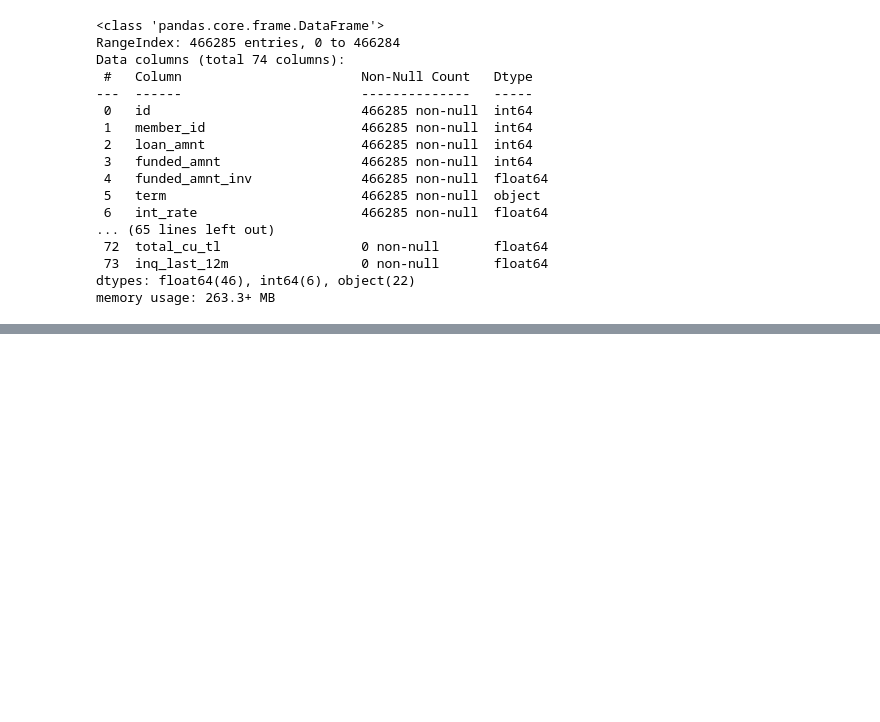
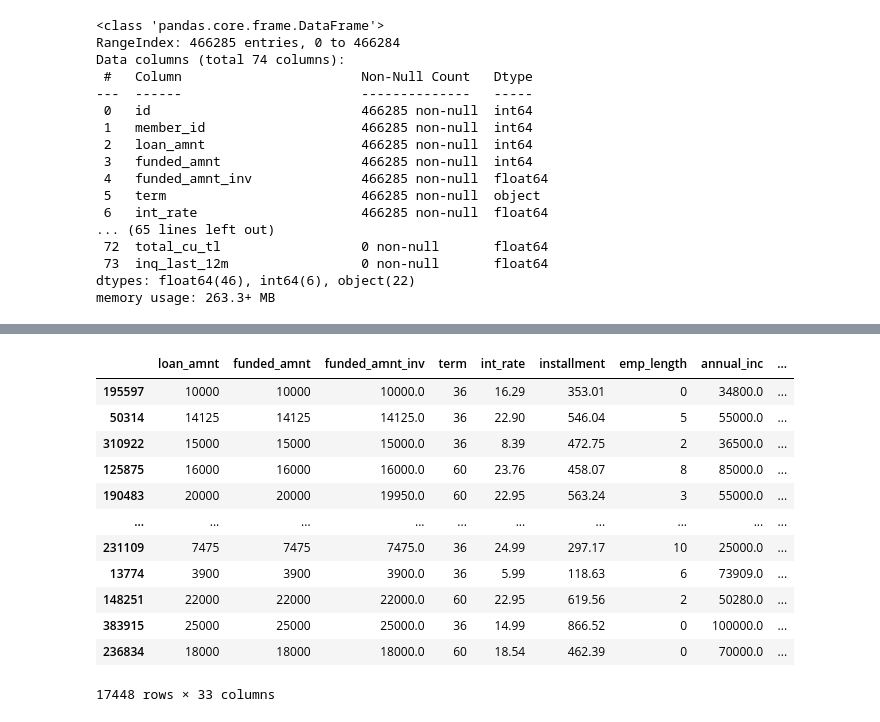
Before and after one commit to Alex314159265/Machine-Learning-For-Credit-Scoring, a Jupyter notebook: TER code-checkpoint.ipynb, the cells around one changed output, grey strips where cells are left out. Drawn from its saved outputs; the diff is of its cells as text; code cells hidden in the pictures; blank space fills up the shorter version.

```diff
--- a/TER code-checkpoint.ipynb
+++ b/TER code-checkpoint.ipynb
@@ -245 +309,27 @@ DataNew.head()
 DataNew.drop(columns = ['Unnamed: 0'], inplace = True)
+# %%
+#We divide our dataset in two parts with our target variable and the other ones
+from sklearn.model_selection import train_test_split
+X = DataNew.drop('grade', axis = 1)
+y = DataNew['grade']
+X_train, X_test, y_train, y_test = train_test_split(X, y, test_size = 0.2, random_state = 42, stratify = y)
+# %%
+#We divide our training data into categorical and numerical subsets
+X_train_cat = X_train.select_dtypes(include = 'object').copy()
+X_train_num = X_train.select_dtypes(include = 'number').copy()
+# %%
+X_train_num
+# %% [output]
+|  | loan_amnt | funded_amnt | funded_amnt_inv | term | int_rate | installment | emp_length | annual_inc | ... |
+| 195597 | 10000 | 10000 | 10000.0 | 36 | 16.29 | 353.01 | 0 | 34800.0 | ... |
+| 50314 | 14125 | 14125 | 14125.0 | 36 | 22.90 | 546.04 | 5 | 55000.0 | ... |
+| 310922 | 15000 | 15000 | 15000.0 | 36 | 8.39 | 472.75 | 2 | 36500.0 | ... |
+| 125875 | 16000 | 16000 | 16000.0 | 60 | 23.76 | 458.07 | 8 | 85000.0 | ... |
+| 190483 | 20000 | 20000 | 19950.0 | 60 | 22.95 | 563.24 | 3 | 55000.0 | ... |
+| ... | ... | ... | ... | ... | ... | ... | ... | ... | ... |
+| 231109 | 7475 | 7475 | 7475.0 | 36 | 24.99 | 297.17 | 10 | 25000.0 | ... |
+| 13774 | 3900 | 3900 | 3900.0 | 36 | 5.99 | 118.63 | 6 | 73909.0 | ... |
+| 148251 | 22000 | 22000 | 22000.0 | 60 | 22.95 | 619.56 | 2 | 50280.0 | ... |
+| 383915 | 25000 | 25000 | 25000.0 | 36 | 14.99 | 866.52 | 0 | 100000.0 | ... |
+| 236834 | 18000 | 18000 | 18000.0 | 60 | 18.54 | 462.39 | 0 | 70000.0 | ... |
+17448 rows × 33 columns
```
Also changed, not shown: parts of 26 cells of this notebook.
